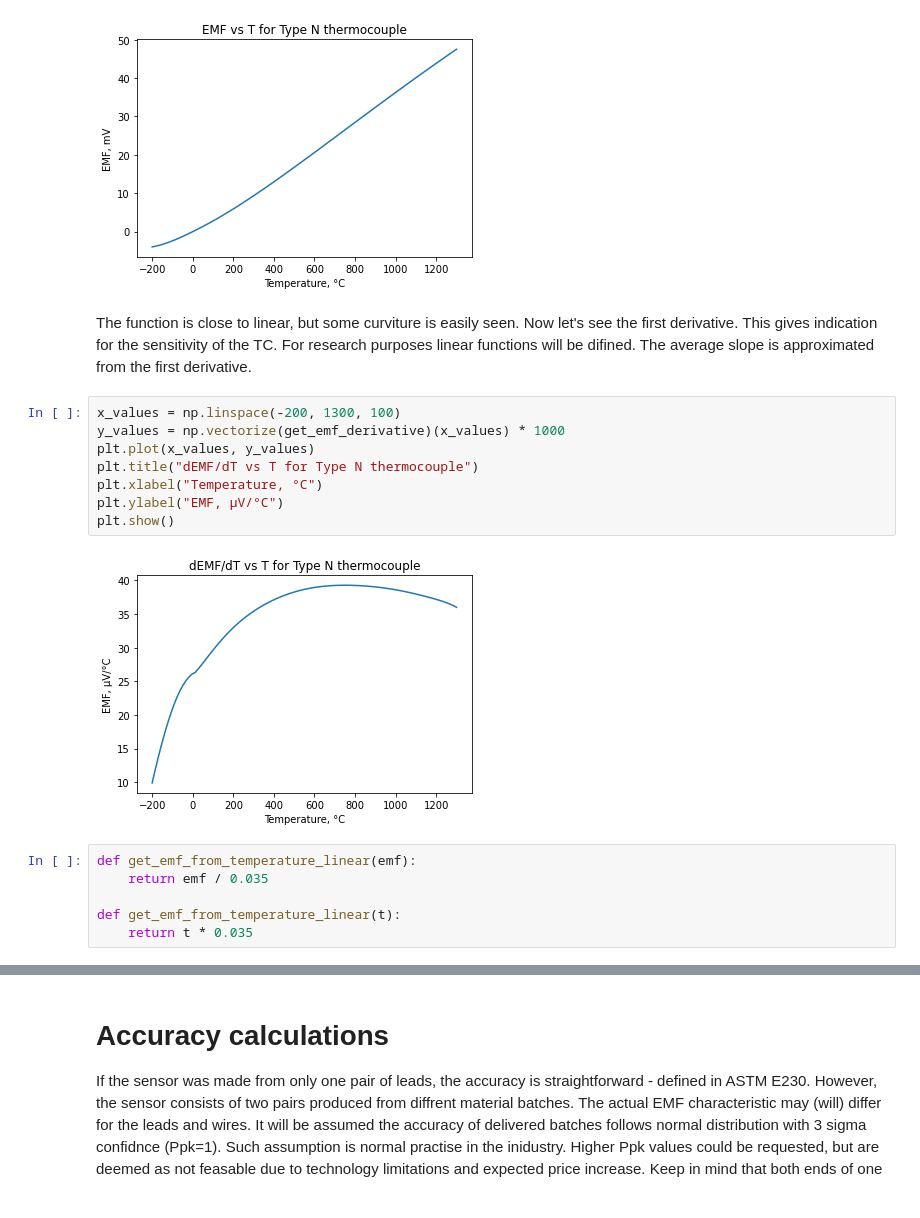
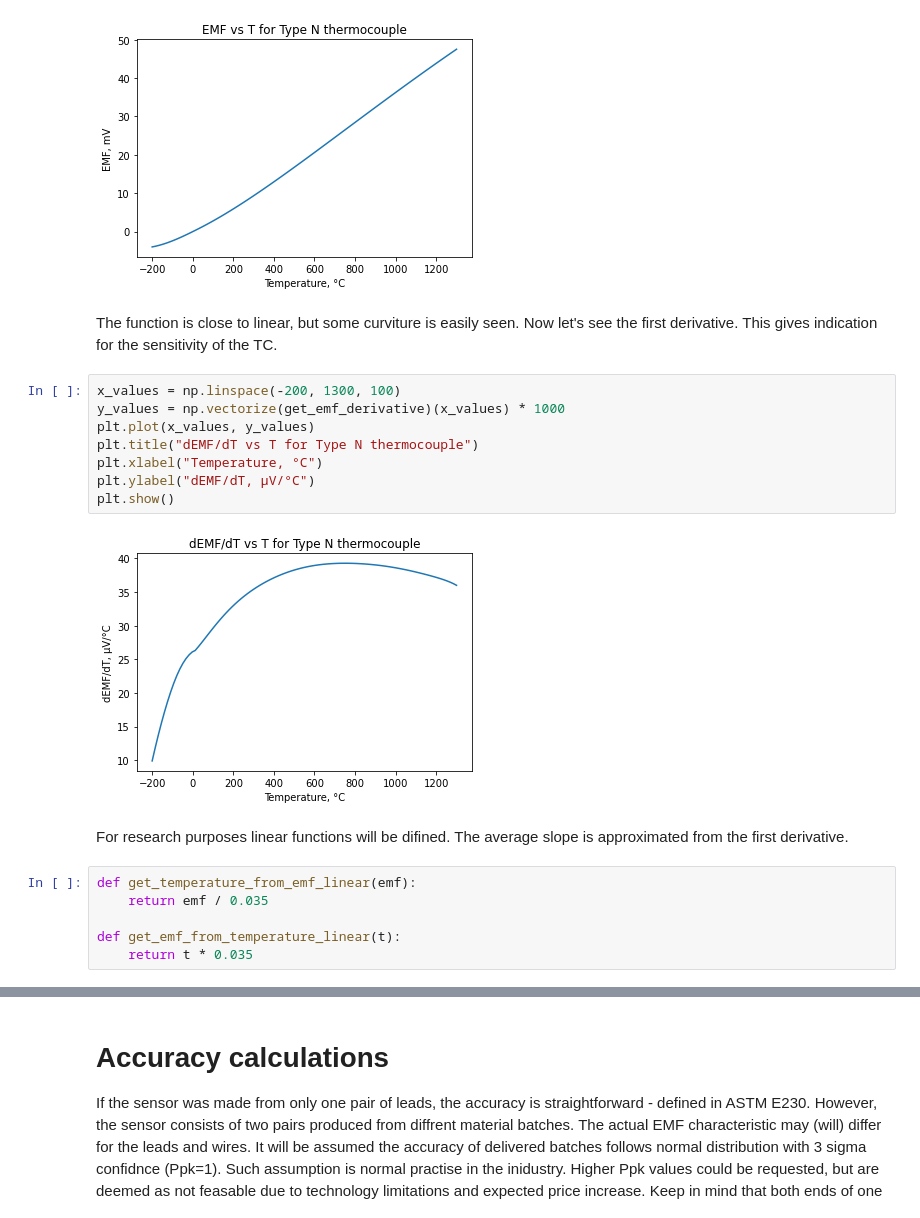
Before and after one commit to Chehlarov/Math-for-devs, a Jupyter notebook: 99 - TC project/N-type thermocouple accuracy calculation using Monte Carlo.ipynb, the cells around one changed output, grey strips where cells are left out. Cells and saved outputs as stored; diff of their text form.

```diff
--- a/99 - TC project/N-type thermocouple accuracy calculation using Monte Carlo.ipynb
+++ b/99 - TC project/N-type thermocouple accuracy calculation using Monte Carlo.ipynb
@@ -137,19 +137,21 @@ plt.show()
 [figure]
 # %% [markdown]
 The function is close to linear, but some curviture is easily seen.
-Now let's see the first derivative. This gives indication for the sensitivity of the TC. For research purposes linear functions will be difined. The average slope is approximated from the first derivative.
+Now let's see the first derivative. This gives indication for the sensitivity of the TC.
 # %%
 x_values = np.linspace(-200, 1300, 100)
 y_values = np.vectorize(get_emf_derivative)(x_values) * 1000
 plt.plot(x_values, y_values)
 plt.title("dEMF/dT vs T for Type N thermocouple")
 plt.xlabel("Temperature, °C")
-plt.ylabel("EMF, µV/°C")
+plt.ylabel("dEMF/dT, µV/°C")
 plt.show()
 # %% [output]
-[figure, old version]
+[figure, new version]
+# %% [markdown]
+For research purposes linear functions will be difined. The average slope is approximated from the first derivative.
 # %%
-def get_emf_from_temperature_linear(emf):
+def get_temperature_from_emf_linear(emf):
     return emf / 0.035
 
 def get_emf_from_temperature_linear(t):
```
Also changed, not shown: parts of 11 cells of this notebook.
